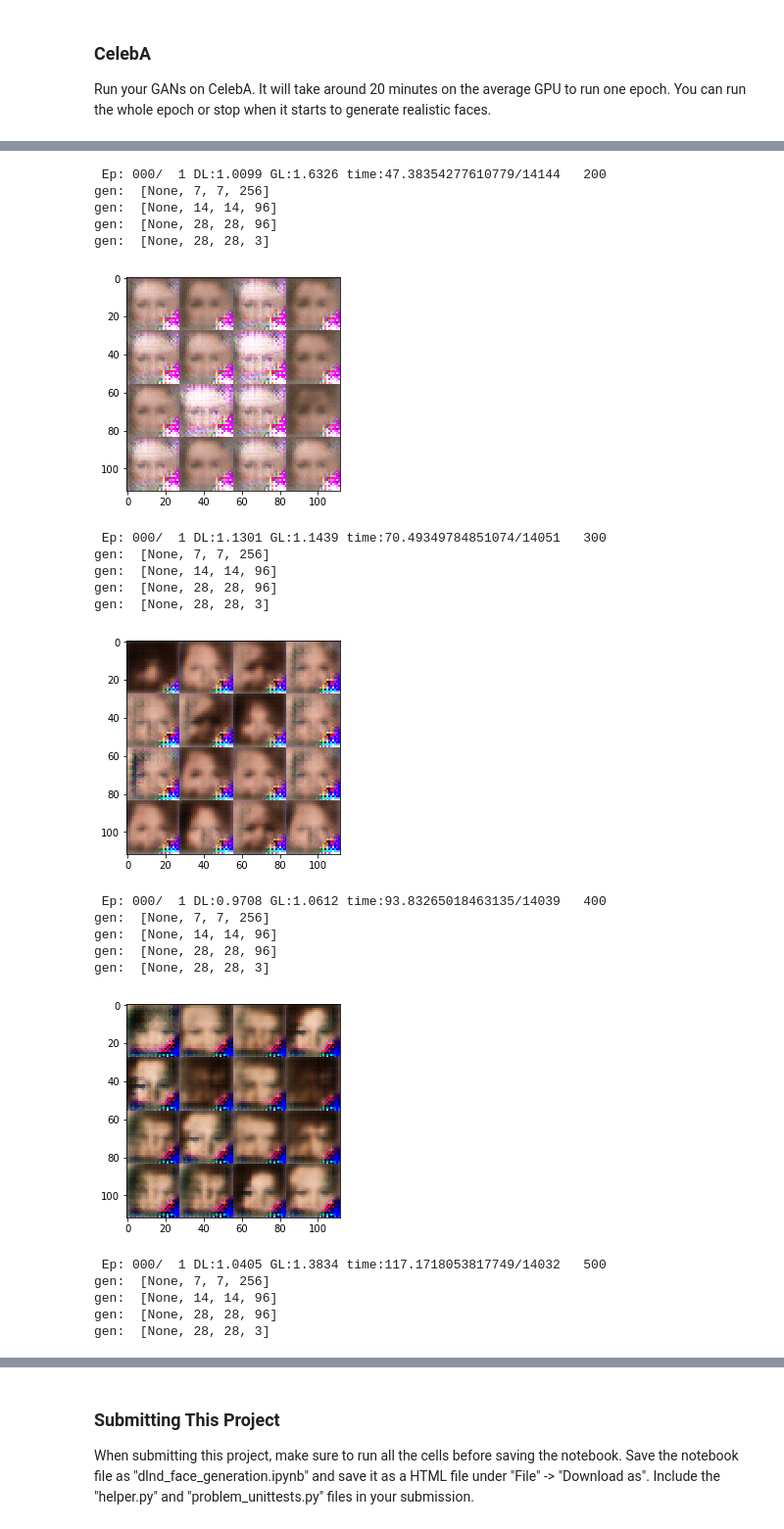
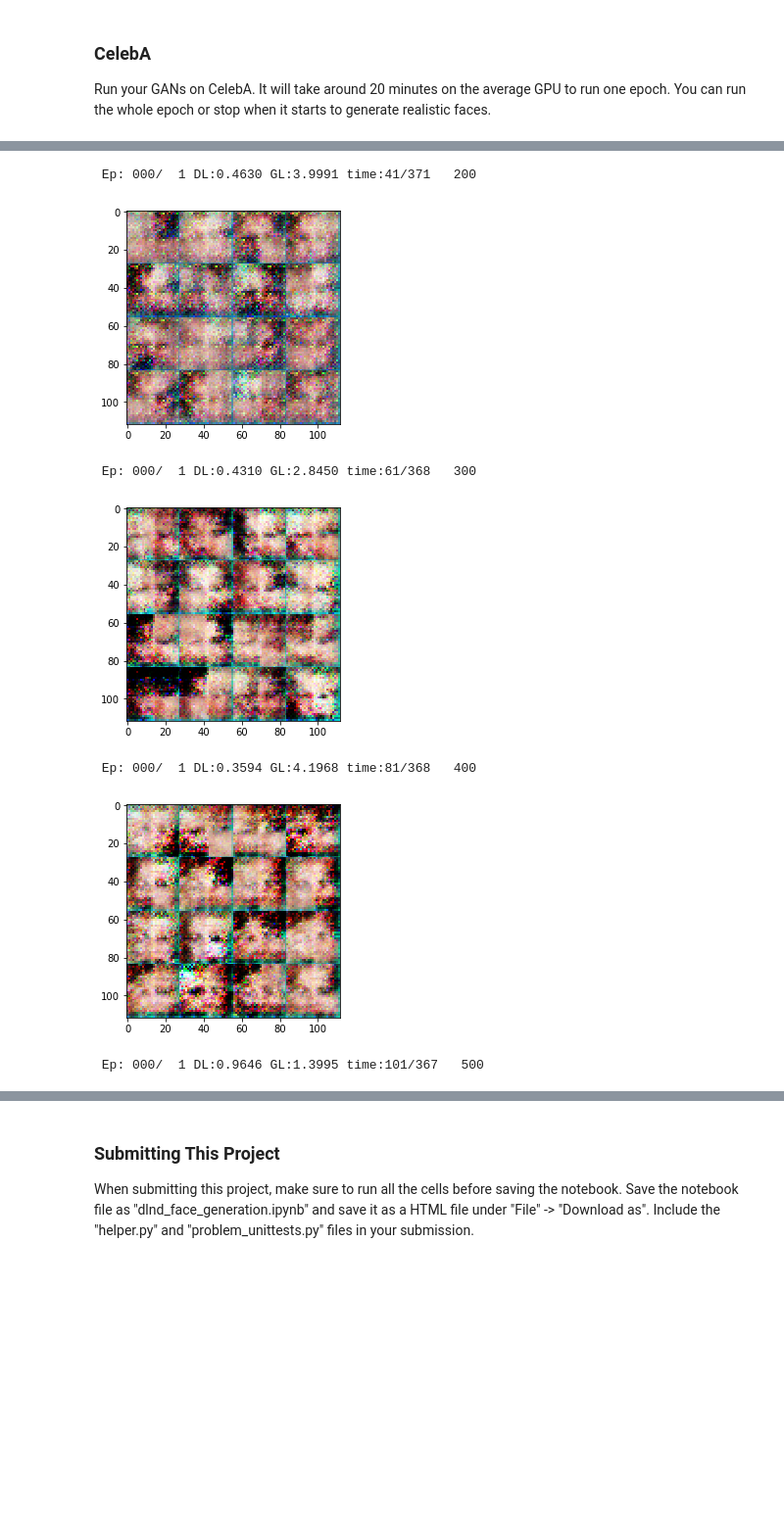
Before and after one commit to rally12/deep-learning, a Jupyter notebook: face_generation/dlnd_face_generation.ipynb, the cells around one changed output, grey strips where cells are left out. Shown at 98% size. Saved outputs shown, nothing was run; the diff lists cells and outputs as text; code cells hidden in the pictures; blank space fills up the shorter version.

```diff
--- a/face_generation/dlnd_face_generation.ipynb
+++ b/face_generation/dlnd_face_generation.ipynb
@@ -145,36 +145,46 @@ def discriminator(images, reuse=False):
     ims = images.get_shape().as_list()
     print(ims)
     ims = np.product(ims[1:])
+    alpha = 0.1
 
     with tf.variable_scope("discriminator",
                            reuse = reuse):
         discriminator = images
-        print("discriminator ", discriminator.get_shape().as_list())
-        discriminator = tf.layers.conv2d (discriminator, 16, (4,4), strides=(1,1))
-        print("discriminator ", discriminator.get_shape().as_list())
-        discriminator = tf.layers.conv2d (discriminator, 32, (5,5), strides=(3,3))
-        print("discriminator ", discriminator.get_shape().as_list())
-        discriminator = tf.layers.conv2d (discriminator, 248, (4,4), strides=(2,2))
-        print("discriminator ", discriminator.get_shape().as_list())
+        if(not reuse):print("discriminator ", discriminator.get_shape().as_list())
+
+        discriminator = tf.layers.conv2d (discriminator, 32, (5,5), strides=(2,2), activation=None,
+                                         kernel_initializer=tf.contrib.layers.xavier_initializer_conv2d())
+        discriminator = tf.maximum(discriminator, tf.multiply(alpha, discriminator))
+        if(not reuse):print("discriminator ", discriminator.get_shape().as_list())
+
+        discriminator = tf.layers.conv2d (discriminator, 64, (3,3), strides=(2,2), activation=None,
+                                         kernel_initializer=tf.contrib.layers.xavier_initializer_conv2d())
+        discriminator = tf.maximum(discriminator, tf.multiply(alpha, discriminator))
+        if(not reuse):print("discriminator ", discriminator.get_shape().as_list())
+
+        discriminator = tf.layers.conv2d (discriminator, 248, (4,4), strides=(1,1), activation=None,
+                                         kernel_initializer=tf.contrib.layers.xavier_initializer_conv2d())
+        discriminator = tf.maximum(discriminator, tf.multiply(alpha, discriminator))
+        if(not reuse):print("discriminator ", discriminator.get_shape().as_list())
 
         ims=np.product(discriminator.get_shape().as_list()[1:])
         discriminator = tf.reshape(discriminator, [-1, ims])
         #discriminator = tf.contrib.slim.flatten(discriminator)
-        print("ds: ",discriminator.get_shape().as_list())
+        if(not reuse):print("ds flat: ",discriminator.get_shape().as_list())
         discriminator = tf.contrib.layers.fully_connected(
             discriminator, num_outputs= int(ims*0.5), activation_fn = None)
-        discriminator = tf.maximum(discriminator, tf.multiply(0.01, discriminator))
+        discriminator = tf.maximum(discriminator, tf.multiply(alpha, discriminator))
 
         discriminator = tf.contrib.layers.fully_connected(
             discriminator, num_outputs= int(ims*0.25), activation_fn = None)
-        discriminator = tf.maximum(discriminator, tf.multiply(0.01, discriminator))
+        discriminator = tf.maximum(discriminator, tf.multiply(alpha, discriminator))
 
         discriminator = tf.layers.dense(
             discriminator, 1, activation = None)
 
 
         #discriminator = tf.reshape(discriminator, [-1, 1])
-        print("ds out: ",discriminator.get_shape().as_list())
+        if(not reuse):print("ds out: ",discriminator.get_shape().as_list())
         out = tf.tanh( discriminator )
     return out, discriminator
 
@@ -470,9 +483,9 @@ def train(epoch_count, batch_size, z_dim, learning_rate, beta1, get_batches, dat
                     })
 
                     tspan = time.time()-start_time
-                    eta = (int(60000 * tspan/(i+1)))
-                    print("\r Ep: {:03d}/{:3d} DL:{:.4f} GL:{:.4f} time:{}/{}  ".format(
-                        epoch_i, epoch_count, d_accute_loss, g_accute_loss, tspan, eta), i)
+                    eta = (int(1800 * tspan/(i)))
+                    print("\r Ep: {:03d}/{:3d} DL:{:.4f} GL:{:.4f} time:{:d}/{:d}  ".format(
+                        epoch_i, epoch_count, d_accute_loss, g_accute_loss, int(tspan), eta), i)
 
                     show_generator_output(sess, 16, input_z, input_channels, data_image_mode)
 # %% [markdown]
@@ -551,9 +540,9 @@ gen:  [None, 28, 28, 1]
 Run your GANs on CelebA.  It will take around 20 minutes on the average GPU to run one epoch.  You can run the whole epoch or stop when it starts to generate realistic faces.
 # %%
 batch_size = 64
-z_dim = 80
+z_dim = 100
 learning_rate = 0.0003
-beta1 = 0.001
+beta1 = 0.1
 
 
 """
@@ -587,23 +572,7 @@ gen:  [None, 28, 28, 3]
- Ep: 000/  1 DL:1.0099 GL:1.6326 time:47.38354277610779/14144   200
-gen:  [None, 7, 7, 256]
-gen:  [None, 14, 14, 96]
-gen:  [None, 28, 28, 96]
-gen:  [None, 28, 28, 3]
+ Ep: 000/  1 DL:0.4630 GL:3.9991 time:41/371   200
-[figure, old version]
+[figure, new version]
- Ep: 000/  1 DL:1.1301 GL:1.1439 time:70.49349784851074/14051   300
-gen:  [None, 7, 7, 256]
-gen:  [None, 14, 14, 96]
-gen:  [None, 28, 28, 96]
-gen:  [None, 28, 28, 3]
+ Ep: 000/  1 DL:0.4310 GL:2.8450 time:61/368   300
-[figure, old version]
+[figure, new version]
- Ep: 000/  1 DL:0.9708 GL:1.0612 time:93.83265018463135/14039   400
-gen:  [None, 7, 7, 256]
-gen:  [None, 14, 14, 96]
-gen:  [None, 28, 28, 96]
-gen:  [None, 28, 28, 3]
+ Ep: 000/  1 DL:0.3594 GL:4.1968 time:81/368   400
-[figure, old version]
+[figure, new version]
- Ep: 000/  1 DL:1.0405 GL:1.3834 time:117.1718053817749/14032   500
-gen:  [None, 7, 7, 256]
-gen:  [None, 14, 14, 96]
-gen:  [None, 28, 28, 96]
-gen:  [None, 28, 28, 3]
+ Ep: 000/  1 DL:0.9646 GL:1.3995 time:101/367   500
```
Also changed, not shown: parts of 5 cells of this notebook, 1 other file.
